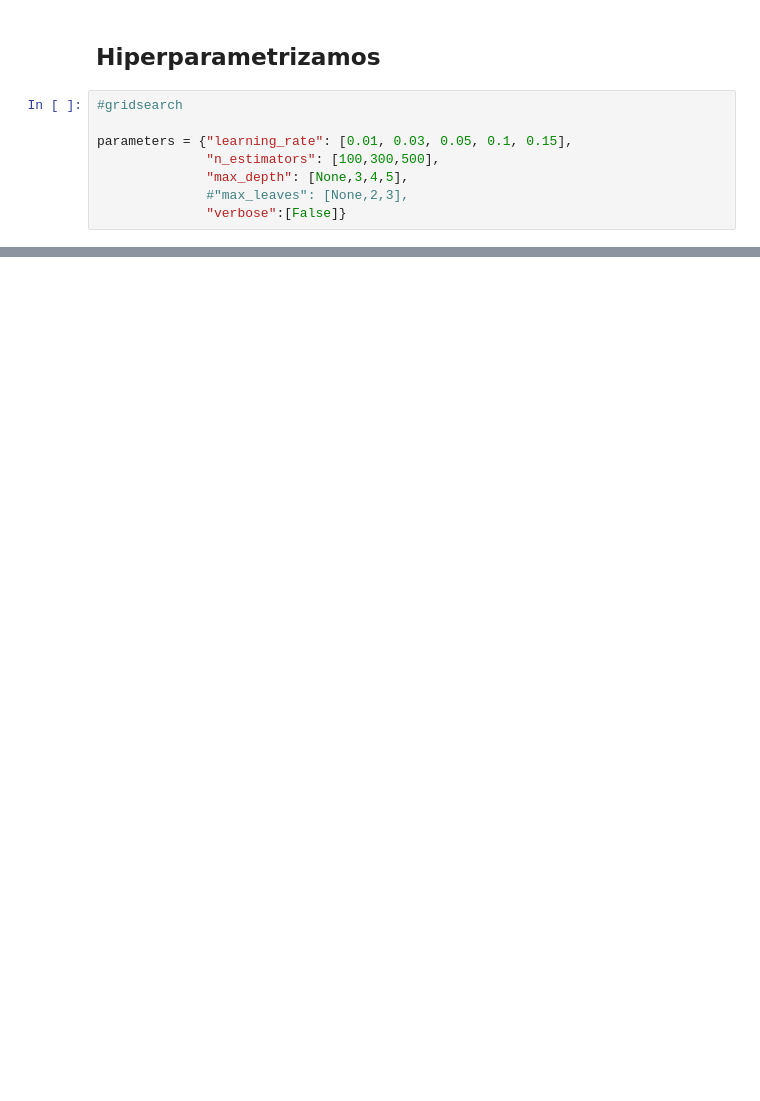
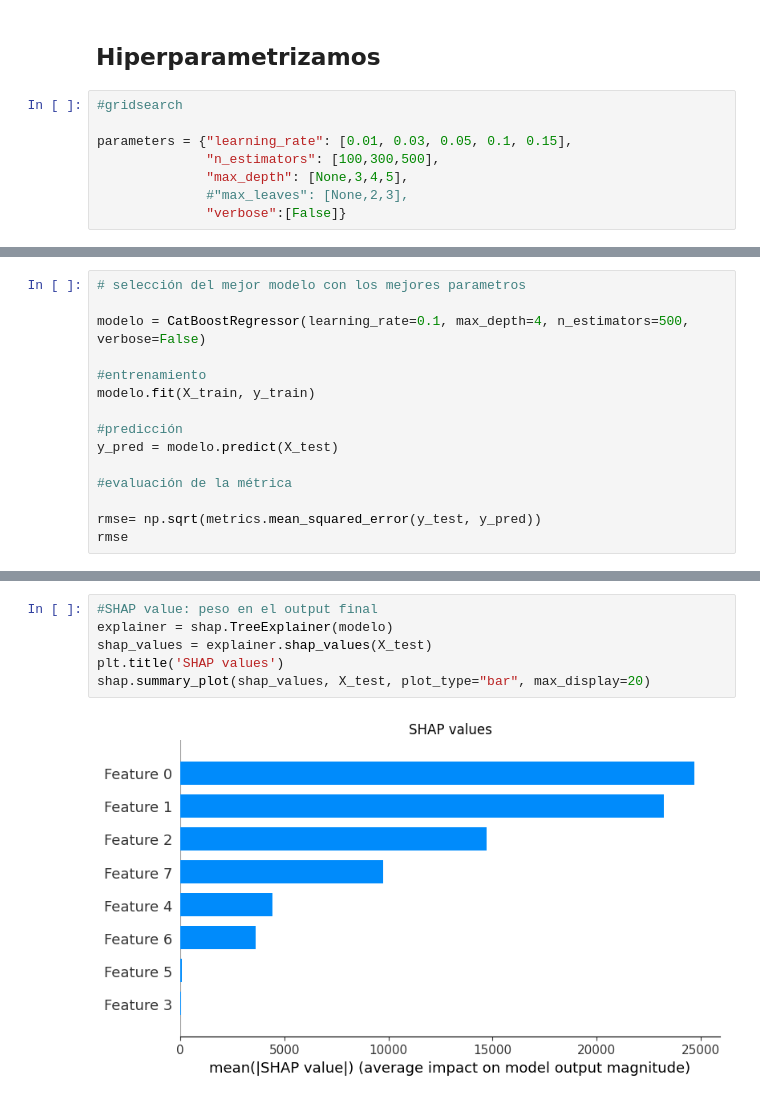
Before and after one commit to Unbiunio/Machine-learning, a Jupyter notebook: test.ipynb, the cells around one changed output, grey strips where cells are left out. Saved outputs shown, nothing was run; the diff lists cells and outputs as text; blank space fills up the shorter version.

```diff
--- a/test.ipynb
+++ b/test.ipynb
@@ -768,0 +805,15 @@ parameters = {"learning_rate": [0.01, 0.03, 0.05, 0.1, 0.15],
+# %%
+# selección del mejor modelo con los mejores parametros
+
+modelo = CatBoostRegressor(learning_rate=0.1, max_depth=4, n_estimators=500, verbose=False)
+
+#entrenamiento
+modelo.fit(X_train, y_train)
+
+#predicción
+y_pred = modelo.predict(X_test)
+
+#evaluación de la métrica
+
+rmse= np.sqrt(metrics.mean_squared_error(y_test, y_pred))
+rmse
@@ -768,0 +833,8 @@ parameters = {"learning_rate": [0.01, 0.03, 0.05, 0.1, 0.15],
+# %%
+#SHAP value: peso en el output final
+explainer = shap.TreeExplainer(modelo)
+shap_values = explainer.shap_values(X_test)
+plt.title('SHAP values')
+shap.summary_plot(shap_values, X_test, plot_type="bar", max_display=20)
+# %% [output]
+[figure, added]
```
Also changed, not shown: parts of 35 cells of this notebook, 4 other files.
